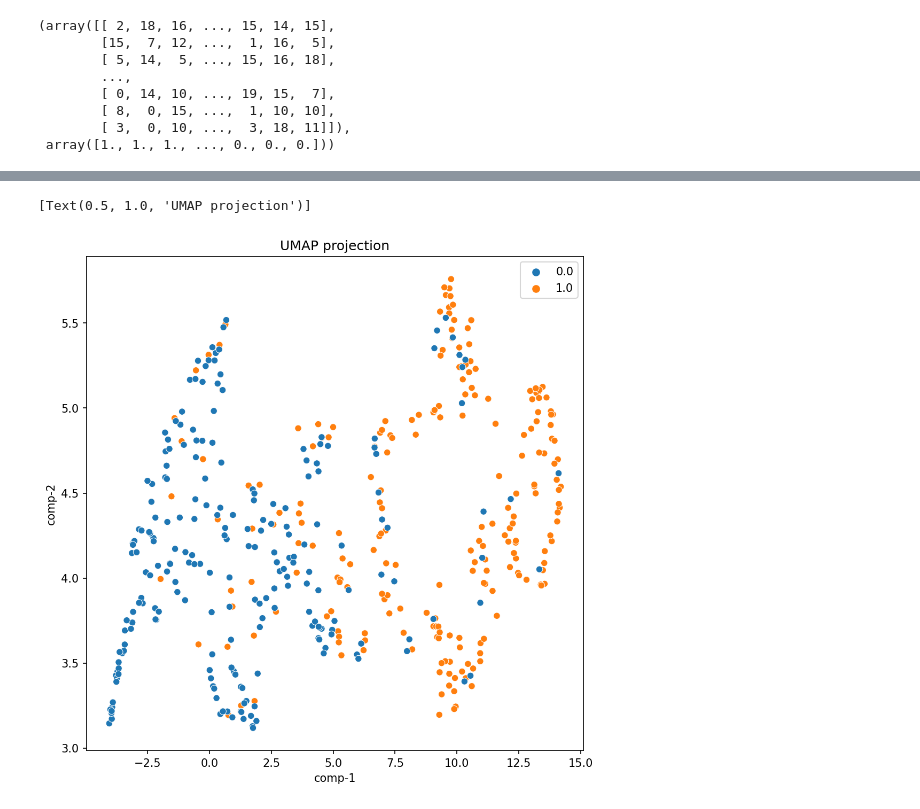
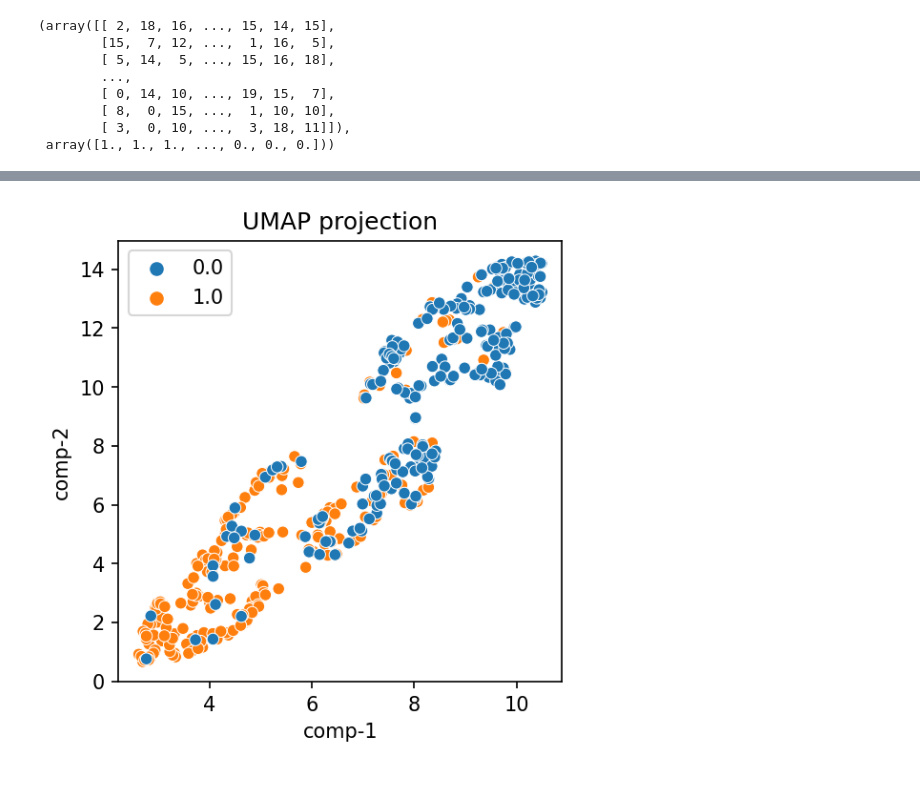
Before and after one commit to anuprulez/transformer_dephosphorylation, a Jupyter notebook: notebooks/train_prot_t5_ffn-no-pretraining.ipynb, the cells around one changed output, grey strips where cells are left out. Cells and saved outputs as stored; diff of their text form; code cells hidden in the pictures.

```diff
--- a/notebooks/train_prot_t5_ffn-no-pretraining.ipynb
+++ b/notebooks/train_prot_t5_ffn-no-pretraining.ipynb
@@ -450,16 +470,20 @@ def define_stacked_model(members):
     #print(ensemble_visible)
     #print(ensemble_outputs)
     merge = concatenate(ensemble_outputs)
-    hidden = Dense(32, activation='relu', name = 'ds_1')(merge)
+    hidden = Dense(256, activation='relu', name = 'ds_1')(merge)
     hidden = Dropout(0.4, name = 'dp_1')(hidden)
-    hidden = Dense(16, activation='relu', name = 'ds_2')(hidden)
+    hidden = Dense(32, activation='relu', name = 'ds_2')(hidden)
     hidden = Dropout(0.4, name = 'dp_2')(hidden)
-    hidden = Dense(4, activation='relu', name = 'ds_3')(hidden)
+    '''hidden = Dense(64, activation='relu', name = 'ds_1')(merge)
+    hidden = Dropout(0.4, name = 'dp_1')(hidden)
+    hidden = Dense(32, activation='relu', name = 'ds_2')(hidden)
+    hidden = Dropout(0.4, name = 'dp_2')(hidden)
+    hidden = Dense(16, activation='relu', name = 'ds_3')(hidden)
+    hidden = Dropout(0.4, name = 'dp_3')(hidden)'''
     output = Dense(1, activation='sigmoid', name = 'ds_4')(hidden)
     model = Model(inputs=ensemble_visible, outputs=output)
-    plot_model(model, show_shapes=True, to_file='ensemble_graph.png')
     model.compile(loss='binary_crossentropy', optimizer='adam', metrics=metrics)
-    model.summary()
+    #model.summary()
     return model
 
 
@@ -486,19 +510,14 @@ members.append(model_A)
 members.append(model_B)
 members.append(model_C)
 
-n_epo_stacked = 40
+n_epo_stacked = 10
 
 
-#members = load_all_models(['model_A_1', 'model_B_1'])
 print('Loaded %d models' % len(members))
 stacked_model = define_stacked_model(members)
-#print(X_train_embedding_full.shape, X_train_pt5_full.shape)
-# fit_stacked_model(stacked_model, x_test, y_test)
-#st_history = stacked_model.fit([X_train_embedding_full, X_train_embedding_full, X_train_embedding_full, X_train_embedding_full, X_train_embedding_full, X_train_pt5_full, X_train_pt5_full, X_train_pt5_full, X_train_pt5_full, X_train_pt5_full],y_train, epochs=10, verbose=1)
 st_history = stacked_model.fit([X_train_CNN, X_train_full_ST_embedding, X_train_CNN], train_ST_labels, epochs=n_epo_stacked,
                                verbose=1, validation_data=([X_test_CNN, X_test_full_ST_embedding, X_test_CNN], test_ST_labels))
 
-# X_train_full_ST_embedding, X_test_full_ST_embedding
 
 stacked_model.save_weights("../models/no_pretrain_composite_model.h5")
 # %% [output]
@@ -591,34 +618,30 @@ plt.show()
 # %%
 from umap import UMAP
 from matplotlib.pyplot import figure
 
-figsize = (8, 8)
+figsize = (4, 4)
 figure(figsize=figsize, dpi=150)
 
 n_colors = 10
 
 n_neighbors = 30
 min_dist= 0.09
 
 n_components=2
 
 metric='euclidean'
 
 umap_2d = UMAP(n_components=n_components, n_neighbors=n_neighbors, min_dist=min_dist, init='random', random_state=0)
 
-#tsne_features = m.fit_transform(hidden_features)
-
-#df['Dimension-1'] = tsne_features[:,0]
-#df['Dimension-2'] = tsne_features[:,1]
-
 proj_2d = umap_2d.fit_transform(hidden_features)
 
 df_umap = pd.DataFrame()
 
 df_umap["comp-1"] = proj_2d[:,0]
 df_umap["comp-2"] = proj_2d[:,1]
 
 sns.scatterplot(x="comp-1", y="comp-2", hue=test_ST_labels, data=df_umap).set(title="UMAP projection") #palette=sns.color_palette("hls", n_colors)
+filename = "UMAP_stacked_no_pretrain.png"
+plt.savefig(filename, dpi=150, bbox_inches='tight')
 # %% [output]
-[Text(0.5, 1.0, 'UMAP projection')]
-[figure, old version]
+[figure, new version]
```
Also changed, not shown: parts of 10 cells of this notebook, 17 other files.
